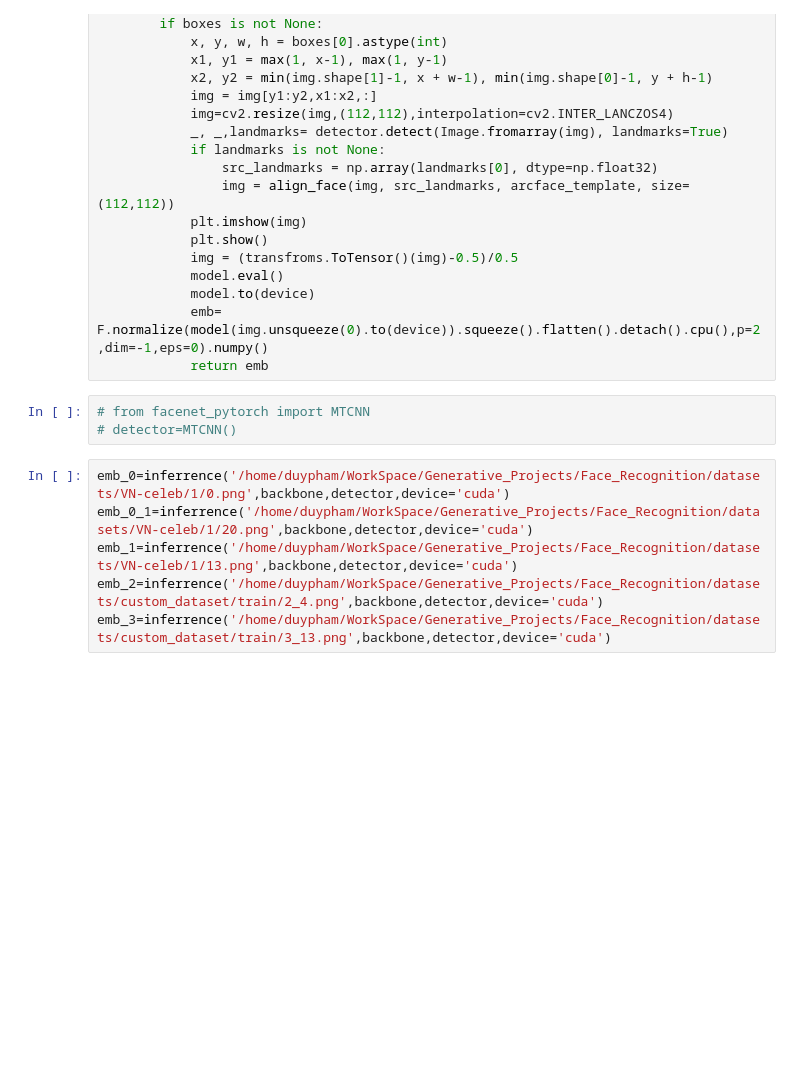
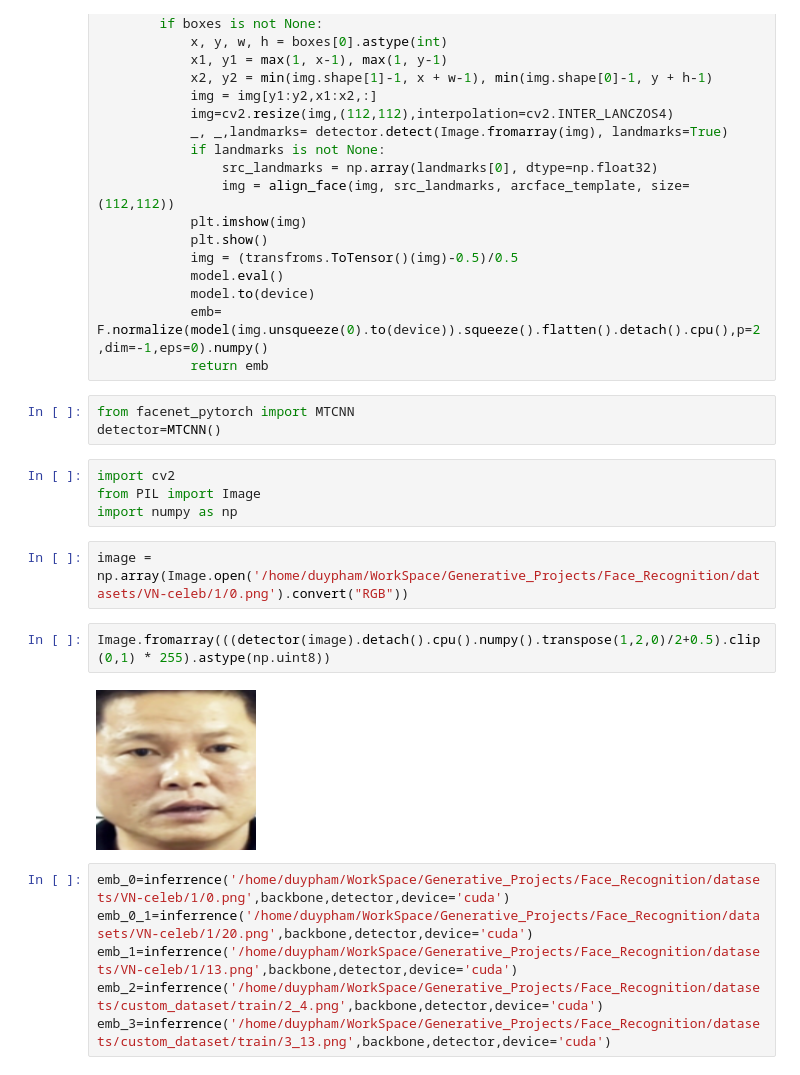
Before and after one commit to PhamDuy204/Face-Recognition, a Jupyter notebook: draft.ipynb, the cells around one changed output. Drawn from its saved outputs; the diff is of its cells as text; blank space fills up the shorter version.

```diff
--- a/draft.ipynb
+++ b/draft.ipynb
@@ -290,8 +292,18 @@ def inferrence(img,model,detector,device='cpu'):
             emb= F.normalize(model(img.unsqueeze(0).to(device)).squeeze().flatten().detach().cpu(),p=2,dim=-1,eps=0).numpy()
             return emb
 # %%
-# from facenet_pytorch import MTCNN
-# detector=MTCNN()
+from facenet_pytorch import MTCNN
+detector=MTCNN()
+# %%
+import cv2
+from PIL import Image
+import numpy as np
+# %%
+image = np.array(Image.open('/home/duypham/WorkSpace/Generative_Projects/Face_Recognition/datasets/VN-celeb/1/0.png').convert("RGB"))
+# %%
+Image.fromarray(((detector(image).detach().cpu().numpy().transpose(1,2,0)/2+0.5).clip(0,1) * 255).astype(np.uint8))
+# %% [output]
+[figure, added]
 # %%
 emb_0=inferrence('/home/duypham/WorkSpace/Generative_Projects/Face_Recognition/datasets/VN-celeb/1/0.png',backbone,detector,device='cuda')
 emb_0_1=inferrence('/home/duypham/WorkSpace/Generative_Projects/Face_Recognition/datasets/VN-celeb/1/20.png',backbone,detector,device='cuda')
```
Also changed, not shown: parts of 3 cells of this notebook, 14 other files.
